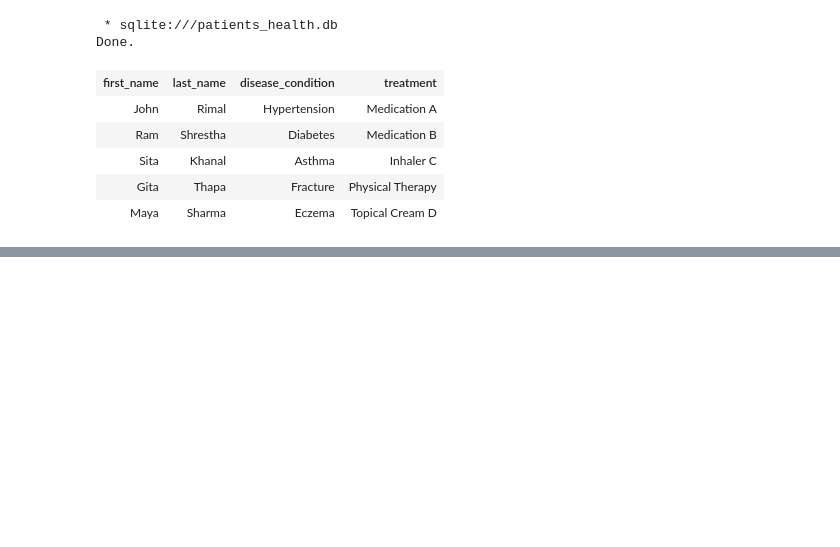
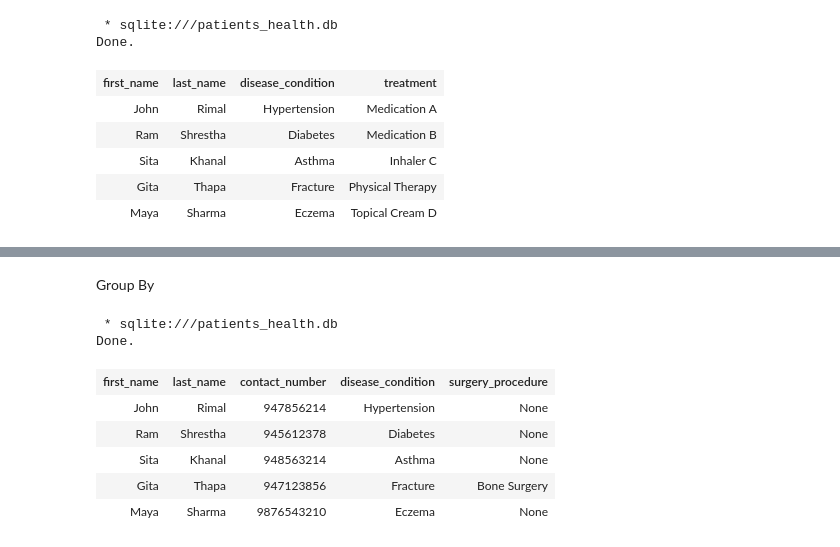
Before and after one commit to atignaschhetri/Health-record-system, a Jupyter notebook: app.ipynb, the cells around one changed output, grey strips where cells are left out. Drawn from its saved outputs; the diff is of its cells as text; code cells hidden in the pictures; blank space fills up the shorter version.

```diff
--- a/app.ipynb
+++ b/app.ipynb
@@ -333,0 +397,16 @@ Done.
+# %% [markdown]
+Group By
+# %%
+%%sql
+ select first_name ,last_name,contact_number,disease_condition,surgery_procedure from patients as p
+     inner join medical_history as m
+     on p.patient_id=m.patient_id;
+# %% [output]
+ * sqlite:///patients_health.db
+Done.
+| first_name | last_name | contact_number | disease_condition | surgery_procedure |
+| John | Rimal | 947856214 | Hypertension | None |
+| Ram | Shrestha | 945612378 | Diabetes | None |
+| Sita | Khanal | 948563214 | Asthma | None |
+| Gita | Thapa | 947123856 | Fracture | Bone Surgery |
+| Maya | Sharma | 9876543210 | Eczema | None |
```
Also changed, not shown: parts of 16 cells of this notebook.
